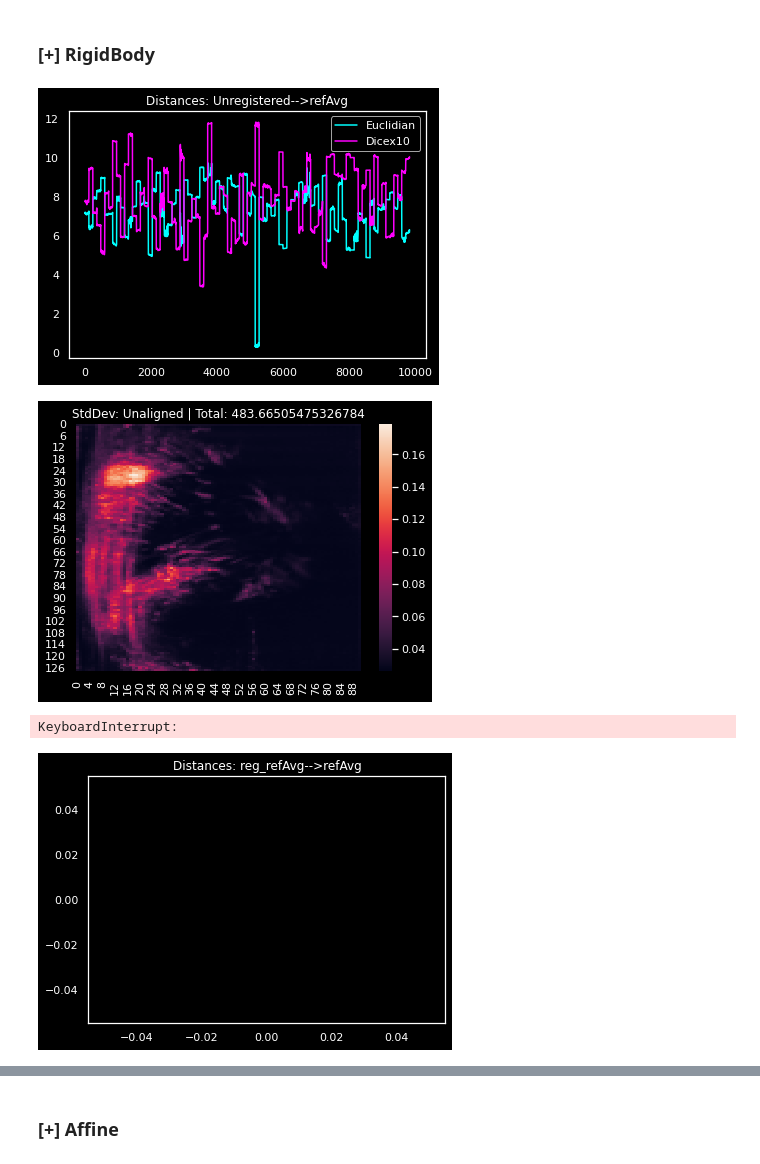
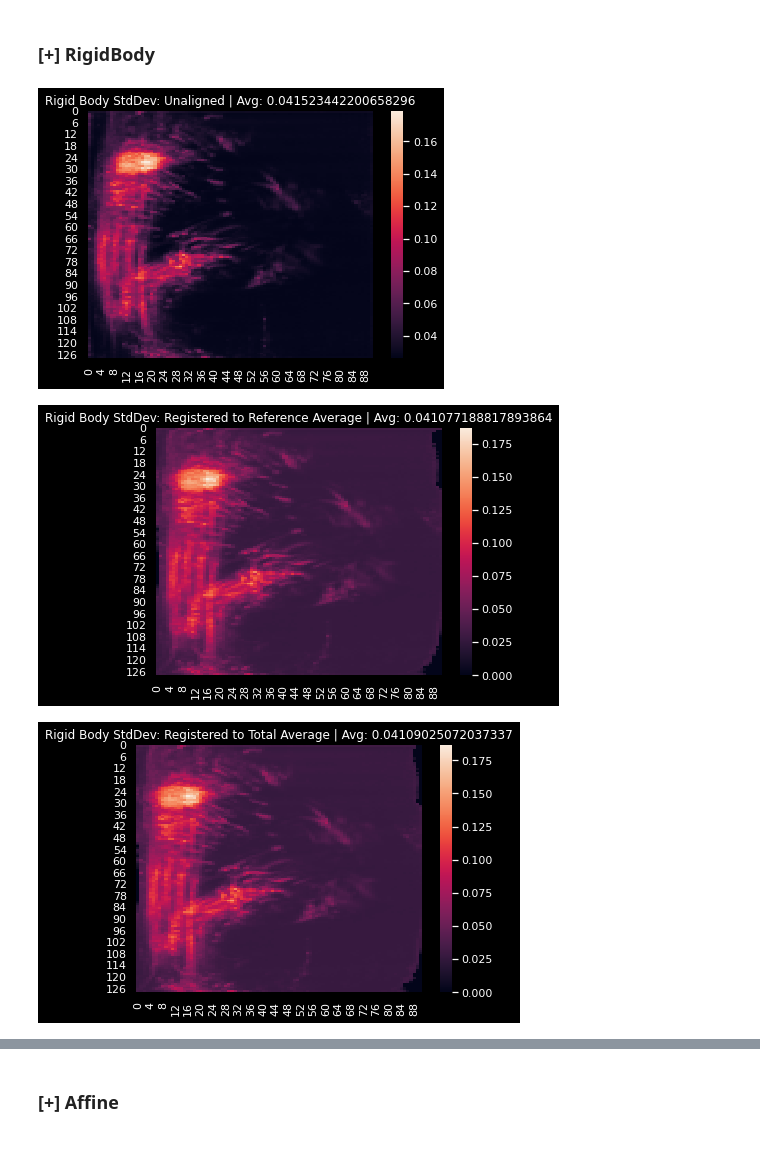
Before and after one commit to Koogleblitz/Registration-and-Alignment-for-Neuroimagery, a Jupyter notebook: pipeline.ipynb, the cells around one changed output, grey strips where cells are left out. Saved outputs shown, nothing was run; the diff lists cells and outputs as text; code cells hidden in the pictures.

```diff
--- a/pipeline.ipynb
+++ b/pipeline.ipynb
@@ -779,84 +817,53 @@ sb.set_theme(style="dark", palette=None, font= 'roboto mono')
 plt.style.use("dark_background")
 sizer= .5
 
-plt.figure(figsize = (12.8*sizer,9.1*sizer), facecolor= "black", edgecolor="black")
-plt.title('Distances: Unregistered-->refAvg')
-sb.lineplot(x=np.arange(vLen), y=unaligned_DM[0], color= 'cyan', label= 'Euclidian')
-sb.lineplot(x=np.arange(vLen), y=unaligned_DM[1]*100, color= 'magenta', label= 'Dicex10')
-plt.legend()
-plt.show()
+# plt.figure(figsize = (12.8*sizer,9.1*sizer), facecolor= "black", edgecolor="black")
+# plt.title('Distances: Unregistered-->refAvg')
+# sb.lineplot(x=np.arange(vLen), y=unaligned_DM[0], color= 'cyan', label= 'Euclidian')
+# sb.lineplot(x=np.arange(vLen), y=unaligned_DM[1]*100, color= 'magenta', label= 'Dicex10')
+# plt.legend()
+# plt.show()
 plt.figure(figsize = (12.8*sizer,9.1*sizer), facecolor= "black", edgecolor="black")
 sb.heatmap(data= std_Unaligned )
-plt.title('StdDev: Unaligned | Total: ' + str(np.sum(std_Unaligned)))
+plt.title('Rigid Body StdDev: Unaligned | Avg: ' + str(np.mean(std_Unaligned)))
 plt.show()
 
-plt.figure(figsize = (12.8*sizer,9.1*sizer), facecolor= "black", edgecolor="black")
-plt.title('Distances: reg_refAvg-->refAvg')
-sb.lineplot(x=np.arange(vLen), y=unaligned_DM[0], color= 'cyan', label= 'Euclidian')
-sb.lineplot(x=np.arange(vLen), y=unaligned_DM[1]*100, color= 'magenta', label= 'Dicex10')
-plt.legend()
-plt.show()
+
 plt.figure(figsize = (12.8*sizer,9.1*sizer), facecolor= "black", edgecolor="black")
 sb.heatmap(data= std_psr_avgTensor )
-plt.title('StdDev: Registered to Reference Average | Total: ' + str(np.sum(std_psr_avgTensor)))
+plt.title('Rigid Body StdDev: Registered to Reference Average | Avg: ' + str(np.mean(std_psr_avgTensor)))
 plt.show()
 
-plt.figure(figsize = (12.8*sizer,9.1*sizer), facecolor= "black", edgecolor="black")
-plt.title('Distances: reg_totAvg-->refAvg')
-sb.lineplot(x=np.arange(vLen), y=psr_avgTotal_DM[0], color= 'cyan', label= 'Euclidian' )
-sb.lineplot(x=np.arange(vLen), y=psr_avgTotal_DM[1]*100, color= 'magenta', label= 'Dicex10')
-plt.legend()
-plt.show()
+
 plt.figure(figsize = (12.8*sizer,9.1*sizer), facecolor= "black", edgecolor="black")
 sb.heatmap(data= std_psr_avgTotal )
-plt.title('StdDev: Registered to Total Average | Total: ' + str(np.sum(std_psr_avgTotal)))
+plt.title('Rigid Body StdDev: Registered to Total Average | Avg: ' + str(np.mean(std_psr_avgTotal)))
 plt.show()
 
-plt.figure(figsize = (12.8*sizer,9.1*sizer), facecolor= "black", edgecolor="black")
-plt.title('Distances: reg_movAvg60-->refAvg')
-sb.lineplot(x=np.arange(vLen), y= psr_movAvg60_DM[0], color= 'cyan', label= " Euclidian" )
-sb.lineplot(x=np.arange(vLen), y= psr_movAvg60_DM[1]*100, color= 'magenta', label= "Dice")
-plt.legend()
-plt.show()
+
 plt.figure(figsize = (12.8*sizer,9.1*sizer), facecolor= "black", edgecolor="black")
 sb.heatmap(data= std_psr_movAvg60 )
-plt.title('StdDev: Registered to Moving Average of 60 Frames | Total: ' + str(np.sum(std_psr_movAvg60)))
+plt.title('Rigid Body StdDev: Registered to Moving Average of 60 Frames | Avg: ' + str(np.mean(std_psr_movAvg60)))
 plt.show()
 
-plt.figure(figsize = (12.8*sizer,9.1*sizer), facecolor= "black", edgecolor="black")
-plt.title('Distances: reg_movAvg120-->refAvg')
-sb.lineplot(x=np.arange(vLen), y= psr_movAvg120_DM[0], color= 'cyan', label= " Euclidian" )
-sb.lineplot(x=np.arange(vLen), y= psr_movAvg120_DM[1]*100, color= 'magenta', label= "Dice")
-plt.legend()
-plt.show()
+
 plt.figure(figsize = (12.8*sizer,9.1*sizer), facecolor= "black", edgecolor="black")
 sb.heatmap(data= std_psr_movAvg120 )
-plt.title('StdDev: Registered to Moving Average of 120 Frames | Total: ' + str(np.sum(std_psr_movAvg120)))
+plt.title('Rigid Body StdDev: Registered to Moving Average of 120 Frames | Avg: ' + str(np.mean(std_psr_movAvg120)))
 plt.show()
 
-plt.figure(figsize = (12.8*sizer,9.1*sizer), facecolor= "black", edgecolor="black")
-plt.title('Distances: reg_firstFrame-->refAvg')
-sb.lineplot(x=np.arange(vLen), y= psr_first_DM[0], color= 'cyan', label= " Euclidian" )
-sb.lineplot(x=np.arange(vLen), y= psr_first_DM[1]*100, color= 'magenta', label= "Dice")
-plt.legend()
-plt.show()
+
 plt.figure(figsize = (12.8*sizer,9.1*sizer), facecolor= "black", edgecolor="black")
 sb.heatmap(data= std_psr_firstFrame )
-plt.title('StdDev: Registered to First Frame | Total: ' + str(np.sum(std_psr_firstFrame)))
+plt.title('Rigid Body StdDev: Registered to First Frame | Avg: ' + str(np.mean(std_psr_firstFrame)))
 plt.show()
 
-plt.figure(figsize = (12.8*sizer,9.1*sizer), facecolor= "black", edgecolor="black")
-plt.title('Distances: reg_prev-->refAvg')
-sb.lineplot(x=np.arange(vLen), y= psr_prev_DM[0], color= 'cyan', label= " Euclidian" )
-sb.lineplot(x=np.arange(vLen), y= psr_prev_DM[1]*100, color= 'magenta', label= "Dice")
-plt.legend()
-plt.show()
+
 plt.figure(figsize = (12.8*sizer,9.1*sizer), facecolor= "black", edgecolor="black")
 sb.heatmap(data= std_psr_prev)
-plt.title('StdDev: Registered to previous Frame | Total: ' + str(np.sum(std_psr_prev)))
+plt.title('Rigid Body StdDev: Registered to previous Frame | Avg: ' + str(np.mean(std_psr_prev)))
 plt.show()
 # %% [output]
-[figure, old version]
+[figure, new version]
-[figure, old version]
+[figure, new version]
-KeyboardInterrupt:
-[figure, old version]
+[figure, new version]
```
Also changed, not shown: parts of 31 cells of this notebook, 1 other file.
